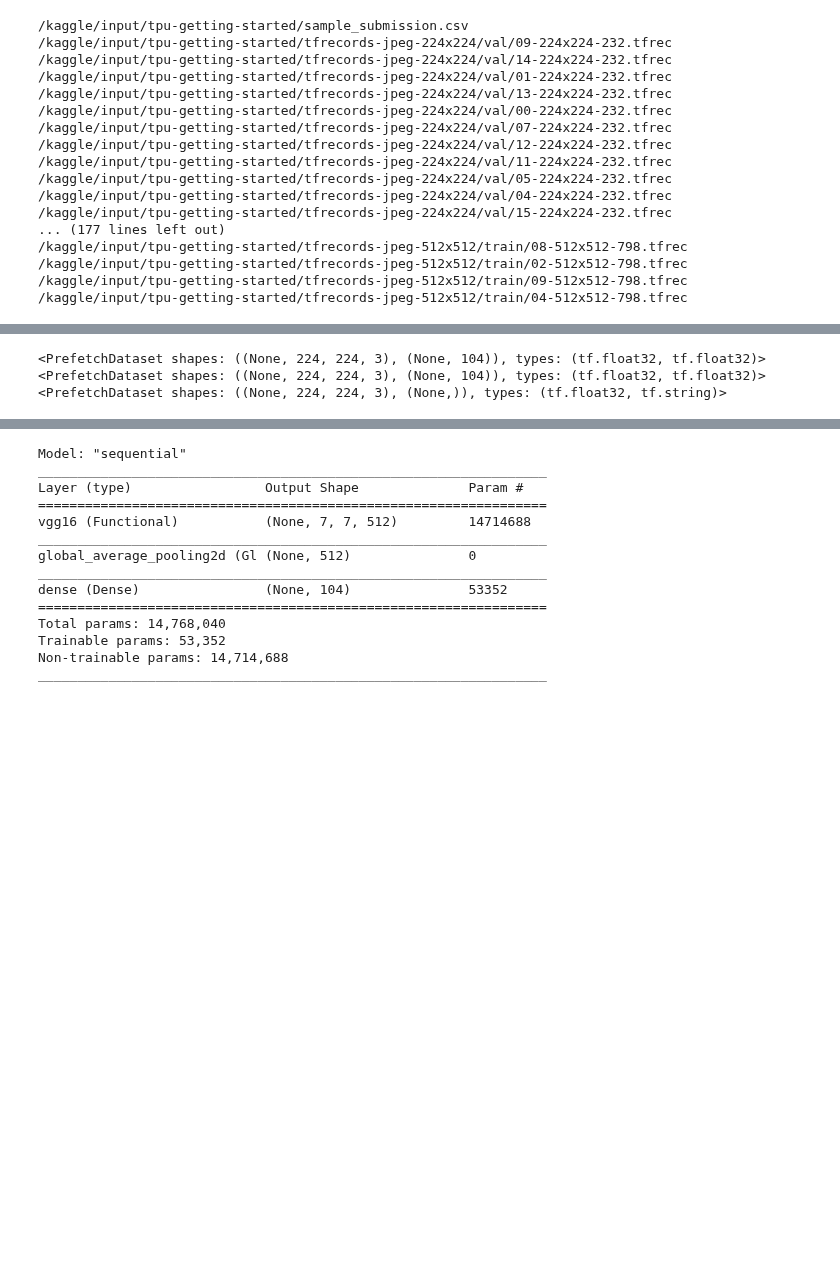
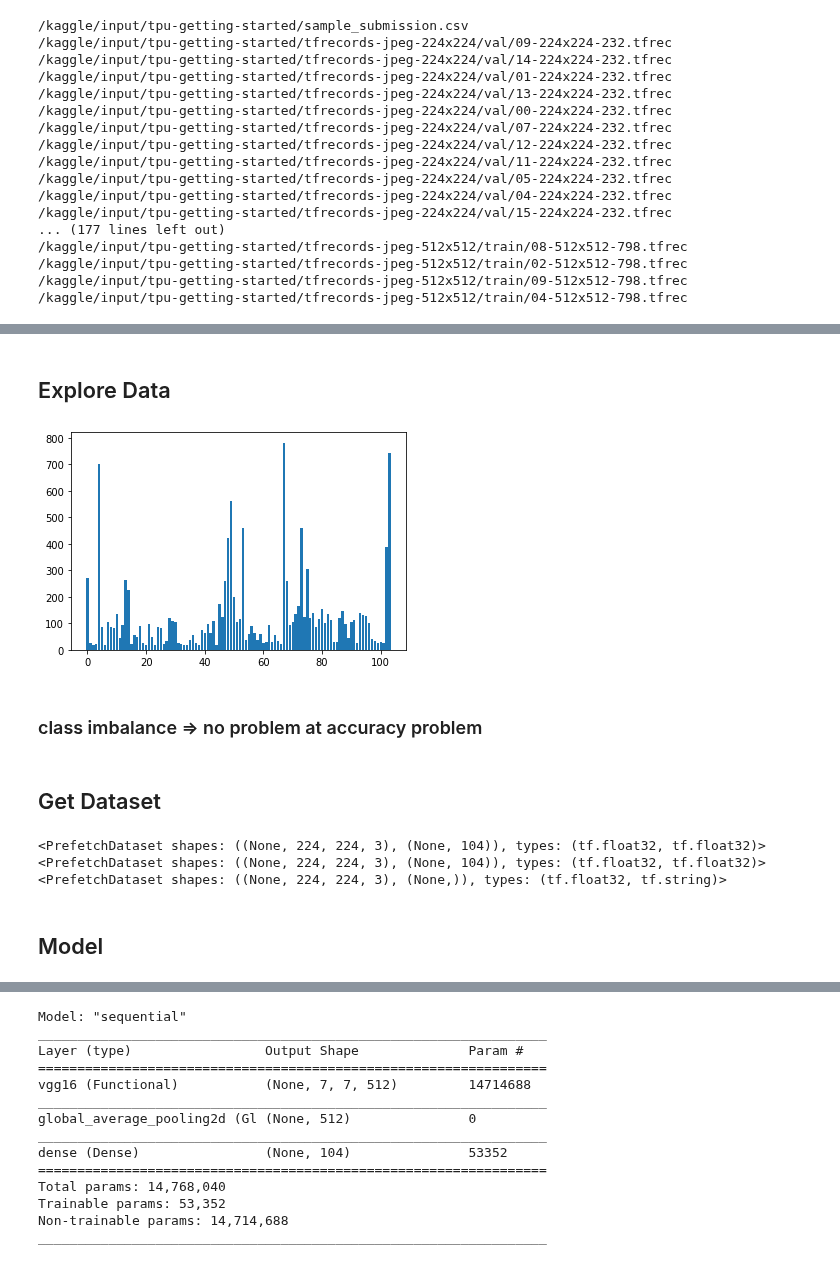
Before and after one commit to sinjy1203/kaggle_MyNotebook, a Jupyter notebook: petals-imageclassification-2.ipynb, the cells around one changed output, grey strips where cells are left out. Drawn from its saved outputs; the diff is of its cells as text; code cells hidden in the pictures; blank space fills up the shorter version.

```diff
--- a/petals-imageclassification-2.ipynb
+++ b/petals-imageclassification-2.ipynb
@@ -81,0 +86,2 @@ To enable them in other operations, rebuild TensorFlow with the appropriate comp
+# %% [markdown]
+## Explore Data
@@ -82,3 +105,18 @@ To enable them in other operations, rebuild TensorFlow with the appropriate comp
+# %%
+from collections import Counter
+import matplotlib.pyplot as plt
+
+labels_dic = Counter(labels)
+values = [labels_dic[i] for i in range(104)]
+
+plt.bar(range(104), values)
+plt.show()
+# %% [output]
+[figure, added]
+# %% [markdown]
+### class imbalance => no problem at accuracy problem
+# %% [markdown]
+## Get Dataset
 # %%
 IMAGE_SHAPE = (224, 224, 3)
 
@@ -142,6 +180,8 @@ print(test_dataset)
 <PrefetchDataset shapes: ((None, 224, 224, 3), (None, 104)), types: (tf.float32, tf.float32)>
 <PrefetchDataset shapes: ((None, 224, 224, 3), (None, 104)), types: (tf.float32, tf.float32)>
 <PrefetchDataset shapes: ((None, 224, 224, 3), (None,)), types: (tf.float32, tf.string)>
+# %% [markdown]
+## Model
 # %%
 pretrained_model = tf.keras.applications.VGG16(
         weights='imagenet',
```
Also changed, not shown: parts of 14 cells of this notebook.
